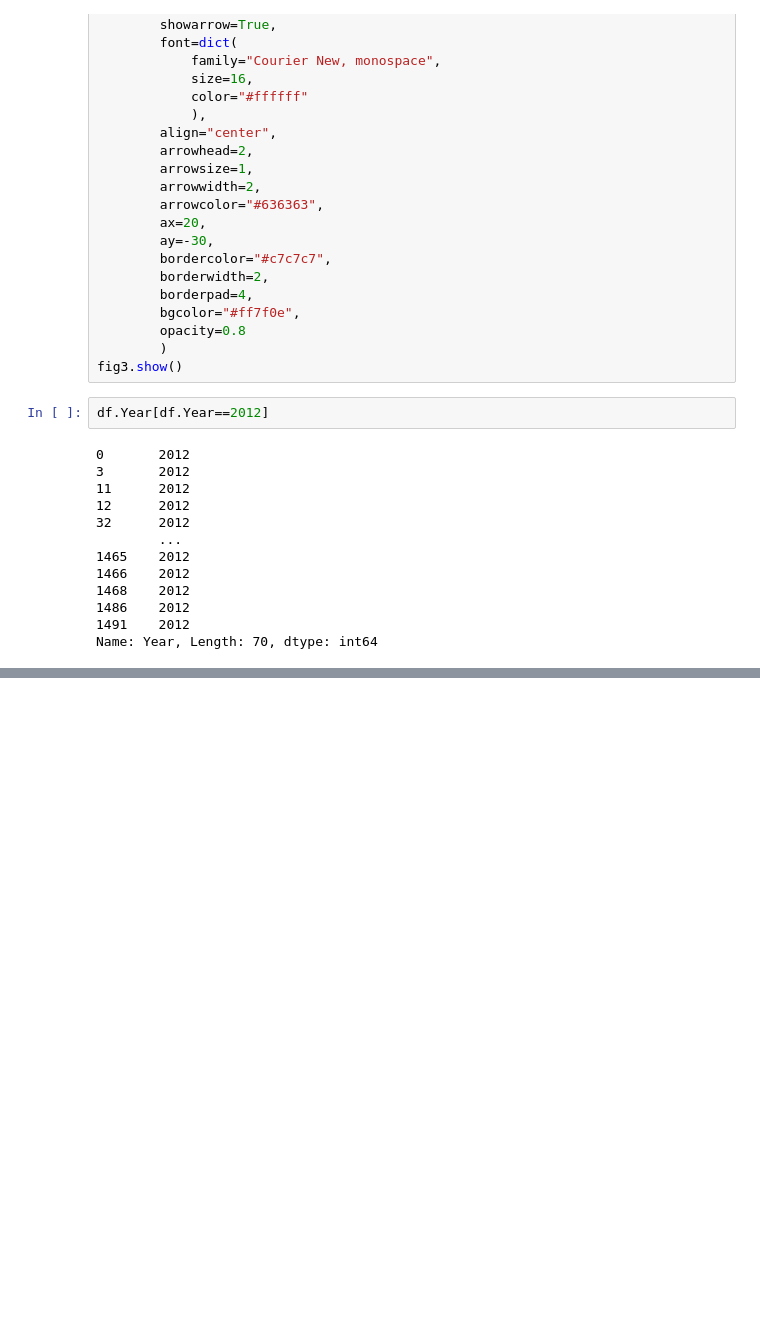
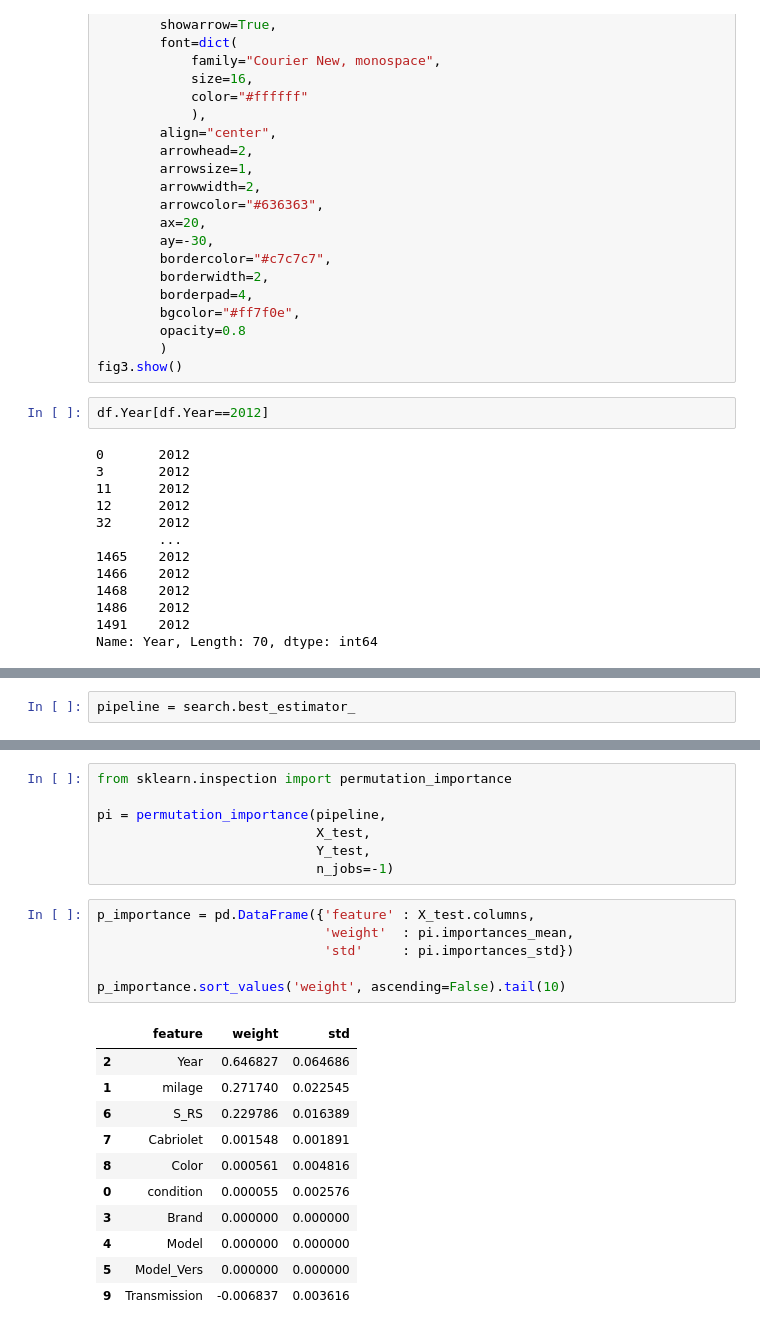
Before and after one commit to popkdodge/Unit-2-Build, a Jupyter notebook: Porsche_911.ipynb, the cells around one changed output, grey strips where cells are left out. Drawn from its saved outputs; the diff is of its cells as text; blank space fills up the shorter version.

```diff
--- a/Porsche_911.ipynb
+++ b/Porsche_911.ipynb
@@ -791,0 +921,2 @@ Name: Year, Length: 70, dtype: int64
+# %%
+pipeline = search.best_estimator_
@@ -791,0 +931,25 @@ Name: Year, Length: 70, dtype: int64
+# %%
+from sklearn.inspection import permutation_importance
+
+pi = permutation_importance(pipeline,
+                            X_test,
+                            Y_test,
+                            n_jobs=-1)
+# %%
+p_importance = pd.DataFrame({'feature' : X_test.columns,
+                             'weight'  : pi.importances_mean,
+                             'std'     : pi.importances_std})
+
+p_importance.sort_values('weight', ascending=False).tail(10)
+# %% [output]
+|  | feature | weight | std |
+| 2 | Year | 0.646827 | 0.064686 |
+| 1 | milage | 0.271740 | 0.022545 |
+| 6 | S_RS | 0.229786 | 0.016389 |
+| 7 | Cabriolet | 0.001548 | 0.001891 |
+| 8 | Color | 0.000561 | 0.004816 |
+| 0 | condition | 0.000055 | 0.002576 |
+| 3 | Brand | 0.000000 | 0.000000 |
+| 4 | Model | 0.000000 | 0.000000 |
+| 5 | Model_Vers | 0.000000 | 0.000000 |
+| 9 | Transmission | -0.006837 | 0.003616 |
```
Also changed, not shown: parts of 33 cells of this notebook, 2 other files.
